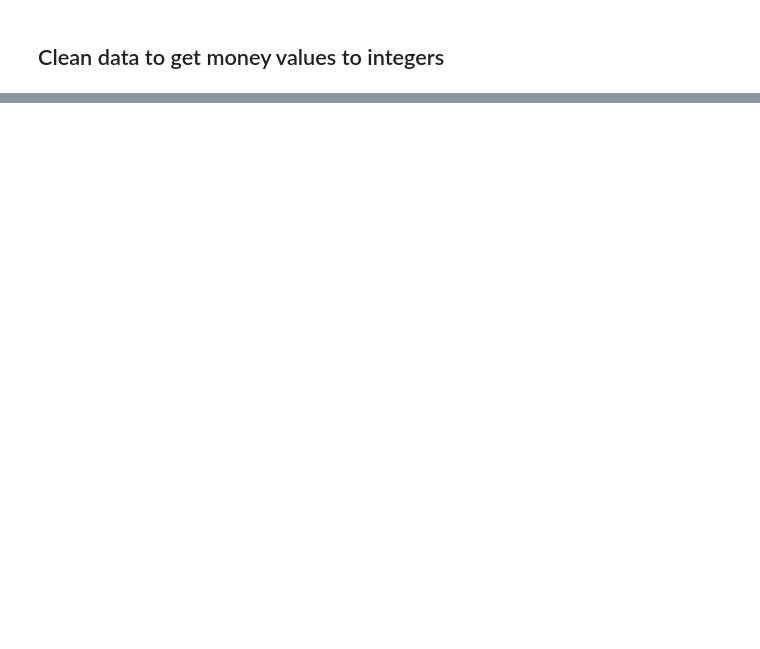
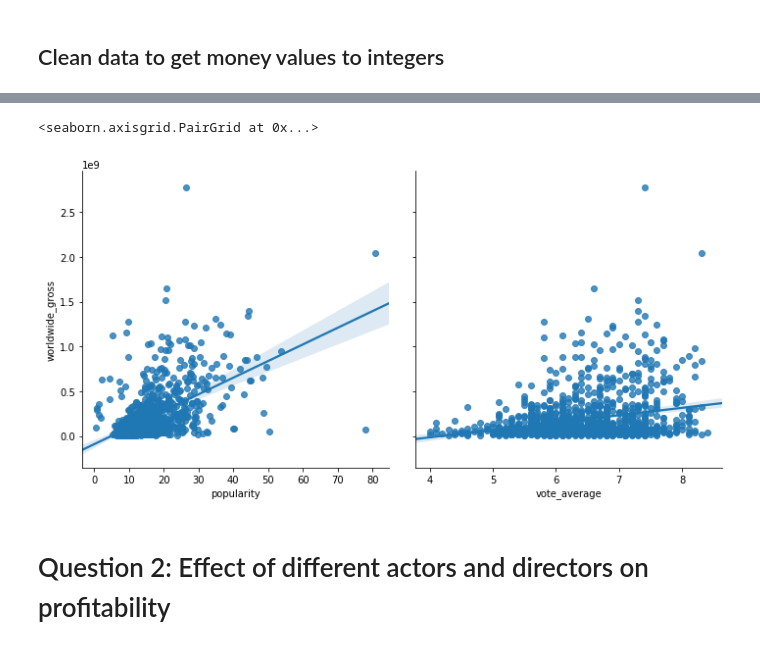
Before and after one commit to gideonk063/module_1_project, a Jupyter notebook: data/technical.ipynb, the cells around one changed output, grey strips where cells are left out. Saved outputs shown, nothing was run; the diff lists cells and outputs as text; code cells hidden in the pictures; blank space fills up the shorter version.

```diff
--- a/data/technical.ipynb
+++ b/data/technical.ipynb
@@ -129,0 +67,12 @@ ax = plt.scatter(movie_financials_and_popularity['production_budget'][0:10], mov
+# %%
+# remove data with no numbers or low values for worldwide gross and vote count
+movies_to_remove = movie_financials_and_popularity.loc[(movie_financials_and_popularity['worldwide_gross'] <= 10000000)
+                                                       | (movie_financials_and_popularity['vote_count'] <= 100)]
+movie_financials_and_popularity.drop(index=movies_to_remove.index, inplace=True)
+# %%
+# remove duplicated id numbers
+movie_financials_and_popularity.sort_values(by='worldwide_gross', inplace=True)
+movie_financials_and_popularity.drop_duplicates(subset='id_y', inplace=True)
+# %%
+movie_financials_and_popularity.sort_values(by='production_budget', ascending=False, inplace=True)
+movie_financials_and_popularity
@@ -129,0 +93,8 @@ ax = plt.scatter(movie_financials_and_popularity['production_budget'][0:10], mov
+# %%
+sns.pairplot(movie_financials_and_popularity, y_vars=['worldwide_gross'],
+             x_vars=['popularity', 'vote_average'], kind='reg', height=5)
+# %% [output]
+<seaborn.axisgrid.PairGrid at 0x...>
+[figure, added]
+# %% [markdown]
+# Question 2: Effect of different actors and directors on profitability
```
Also changed, not shown: parts of 50 cells of this notebook, 11 other files.
